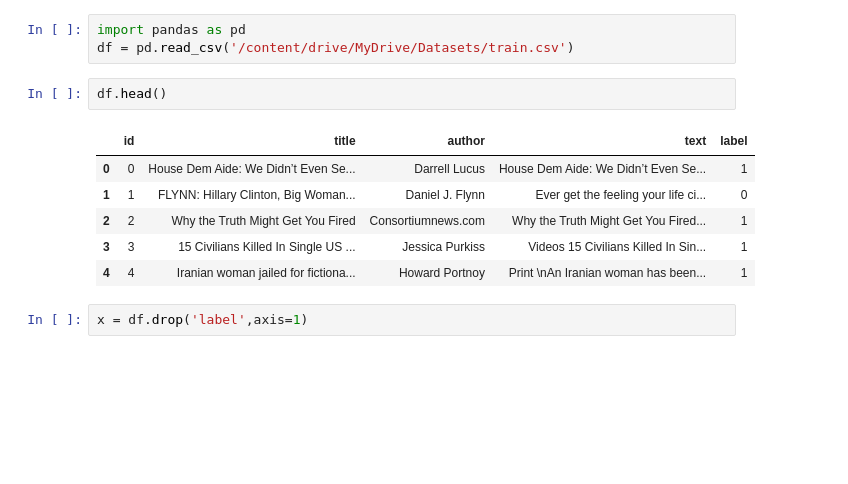
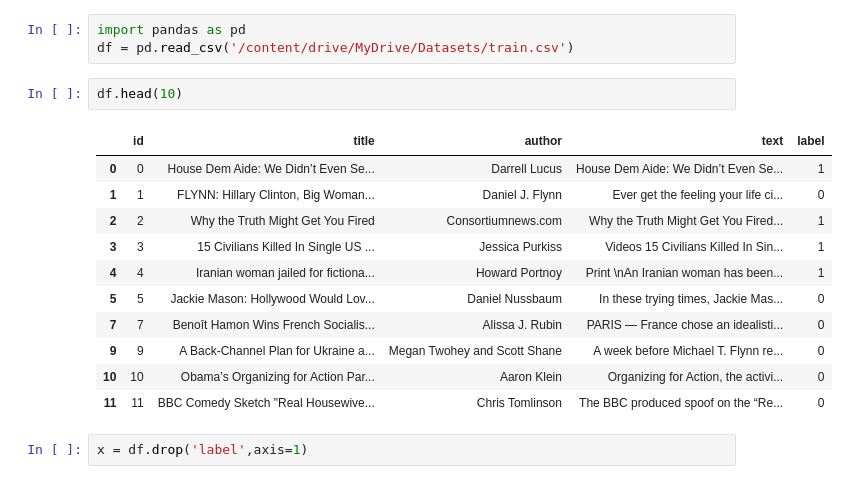
Before and after one commit to Rohitn697/Fake_News_Detection, a Jupyter notebook: Fake_news_CountVectorizer.ipynb, the cells around one changed output. Drawn from its saved outputs; the diff is of its cells as text; blank space fills up the shorter version.

```diff
--- a/Fake_news_CountVectorizer.ipynb
+++ b/Fake_news_CountVectorizer.ipynb
@@ -2,14 +2,19 @@
 import pandas as pd
 df = pd.read_csv('/content/drive/MyDrive/Datasets/train.csv')
 # %%
-df.head()
+df.head(10)
 # %% [output]
 |  | id | title | author | text | label |
 | 0 | 0 | House Dem Aide: We Didn’t Even Se... | Darrell Lucus | House Dem Aide: We Didn’t Even Se... | 1 |
 | 1 | 1 | FLYNN: Hillary Clinton, Big Woman... | Daniel J. Flynn | Ever get the feeling your life ci... | 0 |
 | 2 | 2 | Why the Truth Might Get You Fired | Consortiumnews.com | Why the Truth Might Get You Fired... | 1 |
 | 3 | 3 | 15 Civilians Killed In Single US ... | Jessica Purkiss | Videos 15 Civilians Killed In Sin... | 1 |
 | 4 | 4 | Iranian woman jailed for fictiona... | Howard Portnoy | Print \nAn Iranian woman has been... | 1 |
+| 5 | 5 | Jackie Mason: Hollywood Would Lov... | Daniel Nussbaum | In these trying times, Jackie Mas... | 0 |
+| 7 | 7 | Benoît Hamon Wins French Socialis... | Alissa J. Rubin | PARIS — France chose an idealisti... | 0 |
+| 9 | 9 | A Back-Channel Plan for Ukraine a... | Megan Twohey and Scott Shane | A week before Michael T. Flynn re... | 0 |
+| 10 | 10 | Obama’s Organizing for Action Par... | Aaron Klein | Organizing for Action, the activi... | 0 |
+| 11 | 11 | BBC Comedy Sketch "Real Housewive... | Chris Tomlinson | The BBC produced spoof on the “Re... | 0 |
 # %%
 x = df.drop('label',axis=1)
 # %%
```
Also changed, not shown: parts of 6 cells of this notebook.
